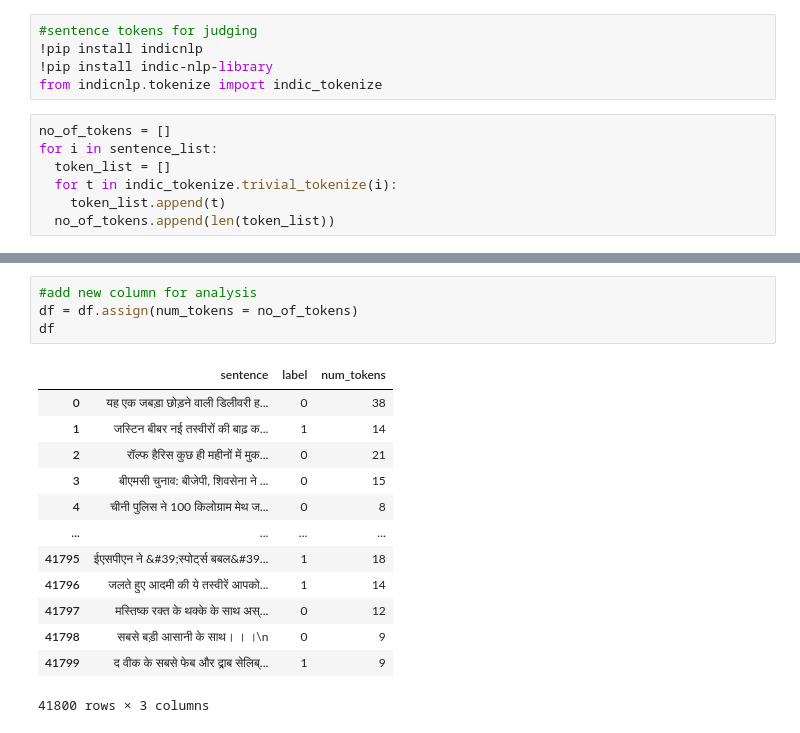
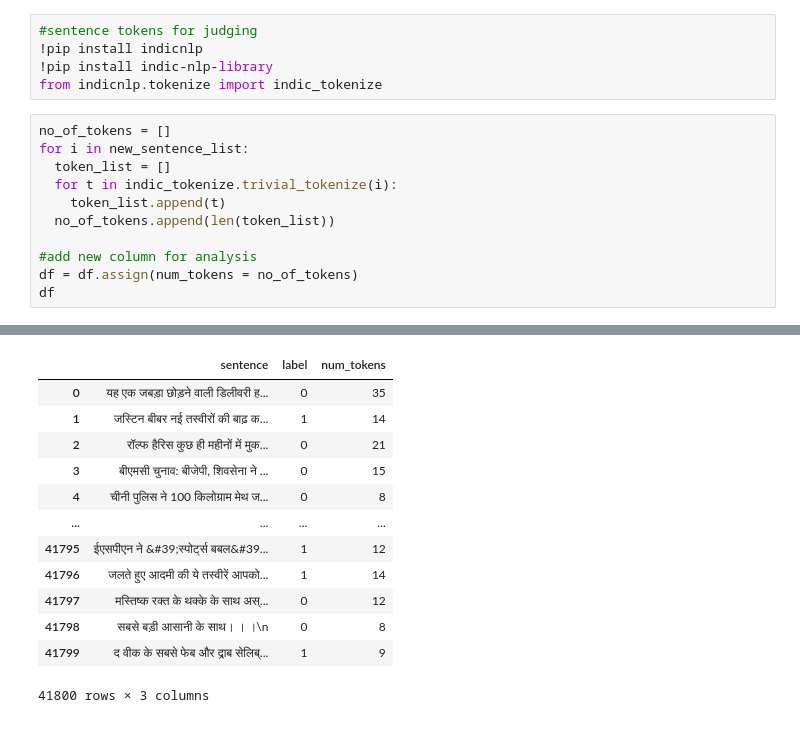
Before and after one commit to esh04/Clickbait-Identification, a Jupyter notebook: Clickbait.ipynb, the cells around one changed output, grey strips where cells are left out. Cells and saved outputs as stored; diff of their text form.

```diff
--- a/Clickbait.ipynb
+++ b/Clickbait.ipynb
@@ -56,8 +126,13 @@ sentence_list
 from indicnlp.tokenize import indic_tokenize
 # %%
 no_of_tokens = []
-for i in sentence_list:
+for i in new_sentence_list:
   token_list = []
   for t in indic_tokenize.trivial_tokenize(i):
     token_list.append(t)
   no_of_tokens.append(len(token_list))
+
+#add new column for analysis
+df = df.assign(num_tokens = no_of_tokens)
+df
+# %% [output]
@@ -64,18 +156,13 @@ for i in sentence_list:
+|  | sentence | label | num_tokens |
+| 0 | यह एक जबड़ा छोड़ने वाली डिलीवरी ह... | 0 | 35 |
+| 1 | जस्टिन बीबर नई तस्वीरों की बाढ़ क... | 1 | 14 |
+| 2 | रॉल्फ हैरिस कुछ ही महीनों में मुक... | 0 | 21 |
+| 3 | बीएमसी चुनाव: बीजेपी, शिवसेना ने ... | 0 | 15 |
+| 4 | चीनी पुलिस ने 100 किलोग्राम मेथ ज... | 0 | 8 |
+| ... | ... | ... | ... |
+| 41795 | ईएसपीएन ने &#39;स्पोर्ट्स बबल&#39... | 1 | 12 |
+| 41796 | जलते हुए आदमी की ये तस्वीरें आपको... | 1 | 14 |
+| 41797 | मस्तिष्क रक्त के थक्के के साथ अस्... | 0 | 12 |
+| 41798 | सबसे बड़ी आसानी के साथ। । ।\n | 0 | 8 |
+| 41799 | द वीक के सबसे फेब और द्राब सेलिब्... | 1 | 9 |
+41800 rows × 3 columns
-# %%
-#add new column for analysis
-df = df.assign(num_tokens = no_of_tokens)
-df
-# %% [output]
-|  | sentence | label | num_tokens |
-| 0 | यह एक जबड़ा छोड़ने वाली डिलीवरी ह... | 0 | 38 |
-| 1 | जस्टिन बीबर नई तस्वीरों की बाढ़ क... | 1 | 14 |
-| 2 | रॉल्फ हैरिस कुछ ही महीनों में मुक... | 0 | 21 |
-| 3 | बीएमसी चुनाव: बीजेपी, शिवसेना ने ... | 0 | 15 |
-| 4 | चीनी पुलिस ने 100 किलोग्राम मेथ ज... | 0 | 8 |
-| ... | ... | ... | ... |
-| 41795 | ईएसपीएन ने &#39;स्पोर्ट्स बबल&#39... | 1 | 18 |
-| 41796 | जलते हुए आदमी की ये तस्वीरें आपको... | 1 | 14 |
-| 41797 | मस्तिष्क रक्त के थक्के के साथ अस्... | 0 | 12 |
-| 41798 | सबसे बड़ी आसानी के साथ। । ।\n | 0 | 9 |
-| 41799 | द वीक के सबसे फेब और द्राब सेलिब्... | 1 | 9 |
-41800 rows × 3 columns
```
Also changed, not shown: parts of 16 cells of this notebook.
